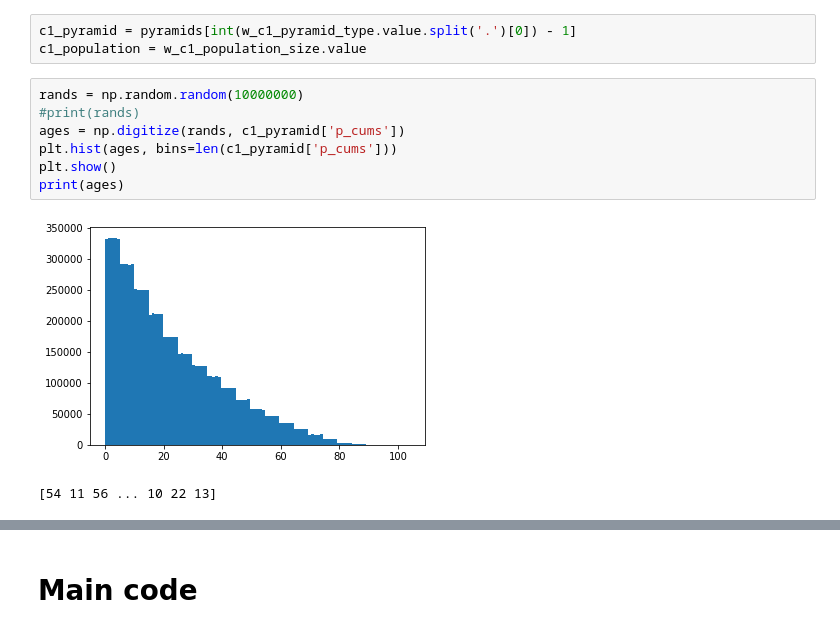
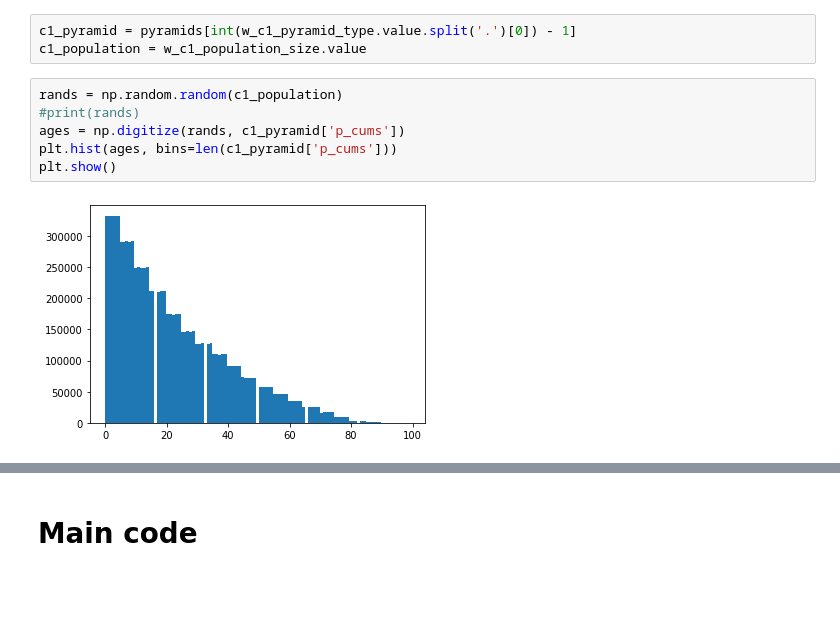
Before and after one commit to vsojo/covid19, a Jupyter notebook: Covid19_model.ipynb, the cells around one changed output, grey strips where cells are left out. Drawn from its saved outputs; the diff is of its cells as text; blank space fills up the shorter version.

Commit message:
Developed meeting algorithm and contagion plotting function

```diff
--- a/Covid19_model.ipynb
+++ b/Covid19_model.ipynb
@@ -270,12 +240,10 @@ IntText(value=10000000, description='Pop. size')
 c1_pyramid = pyramids[int(w_c1_pyramid_type.value.split('.')[0]) - 1]
 c1_population = w_c1_population_size.value
 # %%
-rands = np.random.random(10000000)
+rands = np.random.random(c1_population)
 #print(rands)
 ages = np.digitize(rands, c1_pyramid['p_cums'])
 plt.hist(ages, bins=len(c1_pyramid['p_cums']))
 plt.show()
-print(ages)
 # %% [output]
-[figure, old version]
+[figure, new version]
-[54 11 56 ... 10 22 13]
```
Also changed, not shown: parts of 27 cells of this notebook.
